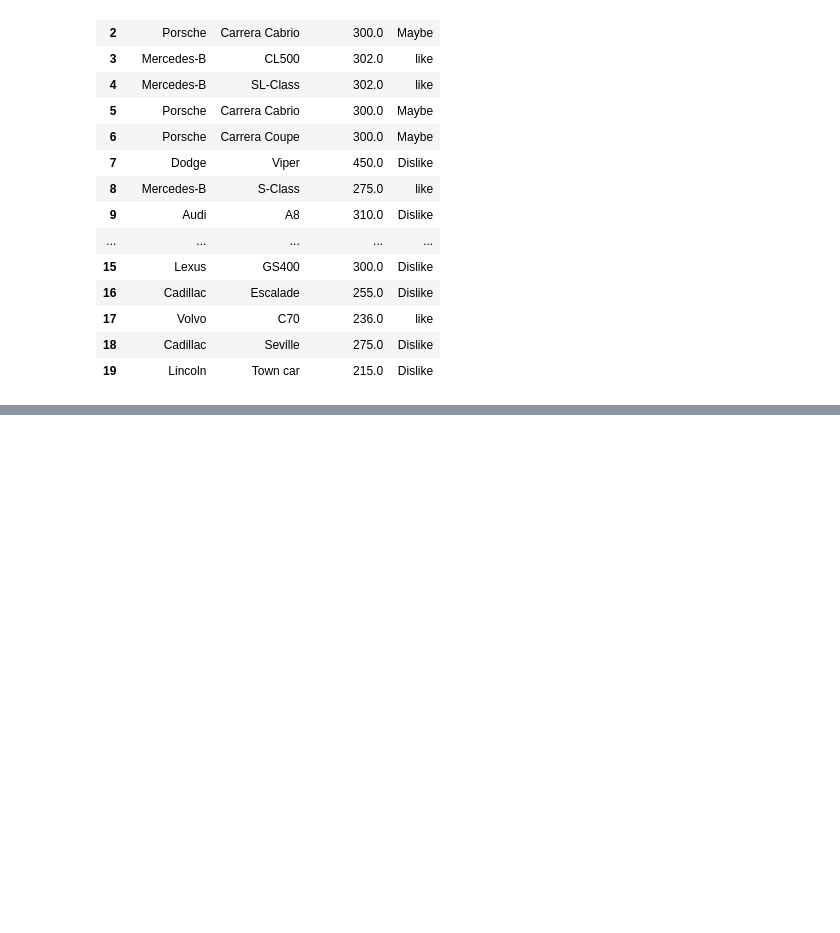
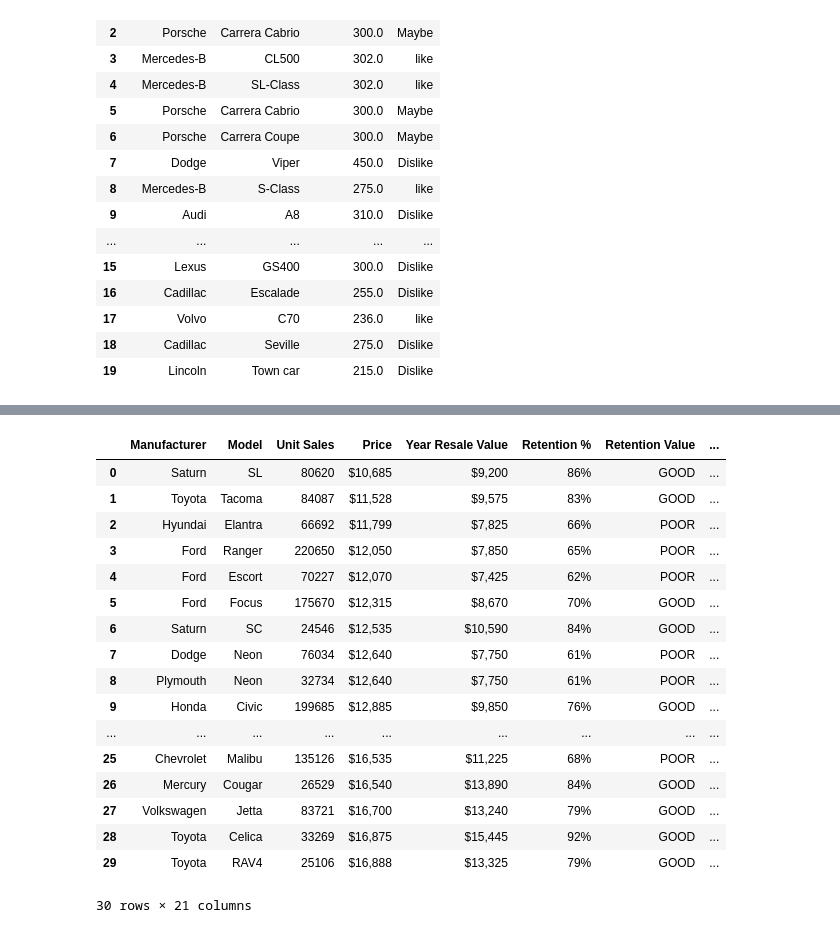
Before and after one commit to shivatejabadugu/medallion-demo, a Jupyter notebook: sample_data/Pyspark.ipynb, the cells around one changed output, grey strips where cells are left out. Drawn from its saved outputs; the diff is of its cells as text; code cells hidden in the pictures; blank space fills up the shorter version.

```diff
--- a/sample_data/Pyspark.ipynb
+++ b/sample_data/Pyspark.ipynb
@@ -483,0 +571,24 @@ df_when2.limit(20).toPandas()
+# %%
+df_rank = df.withColumn('Rank',rank().over(Window.orderBy('Price')))\
+            .withColumn('denserank',dense_rank().over(Window.orderBy('Price')))
+
+df_rank.limit(30).toPandas()
+# %% [output]
+|  | Manufacturer | Model | Unit Sales | Price | Year Resale Value | Retention % | Retention Value | ... |
+| 0 | Saturn | SL | 80620 | $10,685 | $9,200 | 86% | GOOD | ... |
+| 1 | Toyota | Tacoma | 84087 | $11,528 | $9,575 | 83% | GOOD | ... |
+| 2 | Hyundai | Elantra | 66692 | $11,799 | $7,825 | 66% | POOR | ... |
+| 3 | Ford | Ranger | 220650 | $12,050 | $7,850 | 65% | POOR | ... |
+| 4 | Ford | Escort | 70227 | $12,070 | $7,425 | 62% | POOR | ... |
+| 5 | Ford | Focus | 175670 | $12,315 | $8,670 | 70% | GOOD | ... |
+| 6 | Saturn | SC | 24546 | $12,535 | $10,590 | 84% | GOOD | ... |
+| 7 | Dodge | Neon | 76034 | $12,640 | $7,750 | 61% | POOR | ... |
+| 8 | Plymouth | Neon | 32734 | $12,640 | $7,750 | 61% | POOR | ... |
+| 9 | Honda | Civic | 199685 | $12,885 | $9,850 | 76% | GOOD | ... |
+| ... | ... | ... | ... | ... | ... | ... | ... | ... |
+| 25 | Chevrolet | Malibu | 135126 | $16,535 | $11,225 | 68% | POOR | ... |
+| 26 | Mercury | Cougar | 26529 | $16,540 | $13,890 | 84% | GOOD | ... |
+| 27 | Volkswagen | Jetta | 83721 | $16,700 | $13,240 | 79% | GOOD | ... |
+| 28 | Toyota | Celica | 33269 | $16,875 | $15,445 | 92% | GOOD | ... |
+| 29 | Toyota | RAV4 | 25106 | $16,888 | $13,325 | 79% | GOOD | ... |
+30 rows × 21 columns
```
Also changed, not shown: parts of 16 cells of this notebook.
